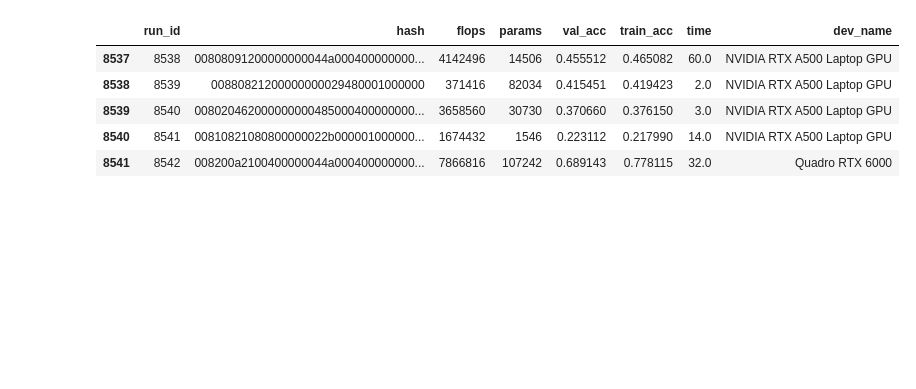
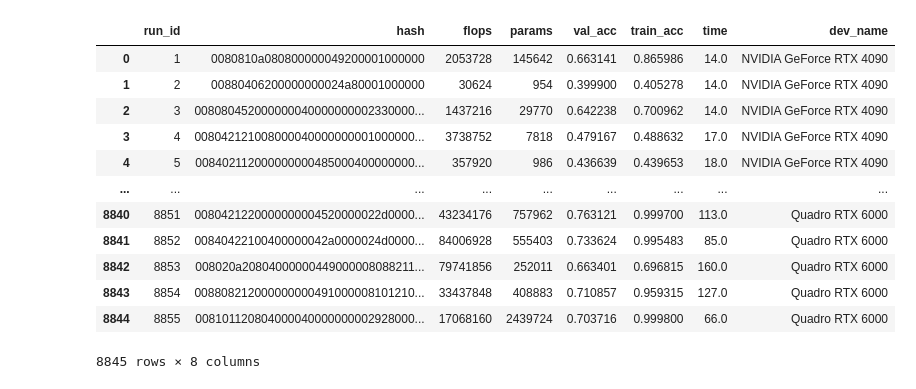
Before and after one commit to alkorolyov/sophius, a Jupyter notebook: notebooks/12_explore_results.ipynb, the cells around one changed output. Cells and saved outputs as stored; diff of their text form; code cells hidden in the pictures; blank space fills up the shorter version.

```diff
--- a/notebooks/12_explore_results.ipynb
+++ b/notebooks/12_explore_results.ipynb
@@ -6,26 +8,34 @@ sys.path.append('..')
 # %%
 from sophius.db import *
 from peewee import *
 import pandas as pd
 
 query = (Runs
          .select(Runs.id.alias('run_id'), Runs, Models, Devices.name.alias('dev_name'))
+         .where(Runs.exp_id==1)
          .join(Models)
          .switch(Runs)
          .join(Devices)
          .dicts())
 
 cols = ['run_id', 'hash', 'flops', 'params', 'val_acc', 'train_acc', 'time', 'dev_name']
 df = pd.DataFrame(query)[cols]
 df.time = df.time.round()
 
 # df = pd.DataFrame(query)
 
-df[-5:]
+df
 # %% [output]
 |  | run_id | hash | flops | params | val_acc | train_acc | time | dev_name |
-| 8537 | 8538 | 00808091200000000044a000400000000... | 4142496 | 14506 | 0.455512 | 0.465082 | 60.0 | NVIDIA RTX A500 Laptop GPU |
-| 8538 | 8539 | 00880821200000000029480001000000 | 371416 | 82034 | 0.415451 | 0.419423 | 2.0 | NVIDIA RTX A500 Laptop GPU |
-| 8539 | 8540 | 008020462000000000485000400000000... | 3658560 | 30730 | 0.370660 | 0.376150 | 3.0 | NVIDIA RTX A500 Laptop GPU |
-| 8540 | 8541 | 00810821080800000022b000001000000... | 1674432 | 1546 | 0.223112 | 0.217990 | 14.0 | NVIDIA RTX A500 Laptop GPU |
-| 8541 | 8542 | 008200a2100400000044a000400000000... | 7866816 | 107242 | 0.689143 | 0.778115 | 32.0 | Quadro RTX 6000 |
+| 0 | 1 | 0080810a080800000049200001000000 | 2053728 | 145642 | 0.663141 | 0.865986 | 14.0 | NVIDIA GeForce RTX 4090 |
+| 1 | 2 | 00880406200000000024a80001000000 | 30624 | 954 | 0.399900 | 0.405278 | 14.0 | NVIDIA GeForce RTX 4090 |
+| 2 | 3 | 008080452000000040000000002330000... | 1437216 | 29770 | 0.642238 | 0.700962 | 14.0 | NVIDIA GeForce RTX 4090 |
+| 3 | 4 | 008042121008000040000000001000000... | 3738752 | 7818 | 0.479167 | 0.488632 | 17.0 | NVIDIA GeForce RTX 4090 |
+| 4 | 5 | 008402112000000000485000400000000... | 357920 | 986 | 0.436639 | 0.439653 | 18.0 | NVIDIA GeForce RTX 4090 |
+| ... | ... | ... | ... | ... | ... | ... | ... | ... |
+| 8840 | 8851 | 0080421220000000004520000022d0000... | 43234176 | 757962 | 0.763121 | 0.999700 | 113.0 | Quadro RTX 6000 |
+| 8841 | 8852 | 00840422100400000042a0000024d0000... | 84006928 | 555403 | 0.733624 | 0.995483 | 85.0 | Quadro RTX 6000 |
+| 8842 | 8853 | 008020a20804000000449000008088211... | 79741856 | 252011 | 0.663401 | 0.696815 | 160.0 | Quadro RTX 6000 |
+| 8843 | 8854 | 008808212000000000491000008101210... | 33437848 | 408883 | 0.710857 | 0.959315 | 127.0 | Quadro RTX 6000 |
+| 8844 | 8855 | 008101120804000040000000002928000... | 17068160 | 2439724 | 0.703716 | 0.999800 | 66.0 | Quadro RTX 6000 |
+8845 rows × 8 columns
```
Also changed, not shown: parts of 8 cells of this notebook, 2 other files.
